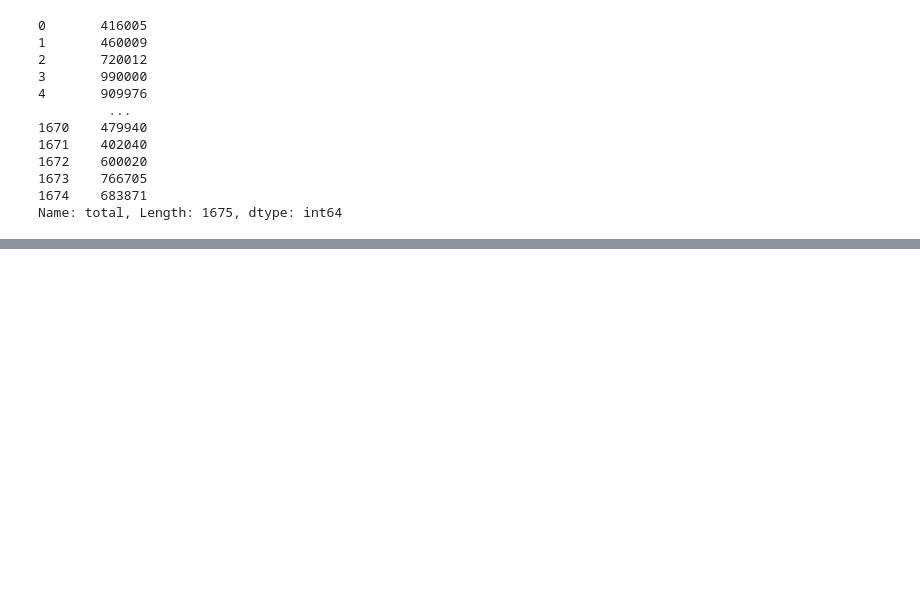
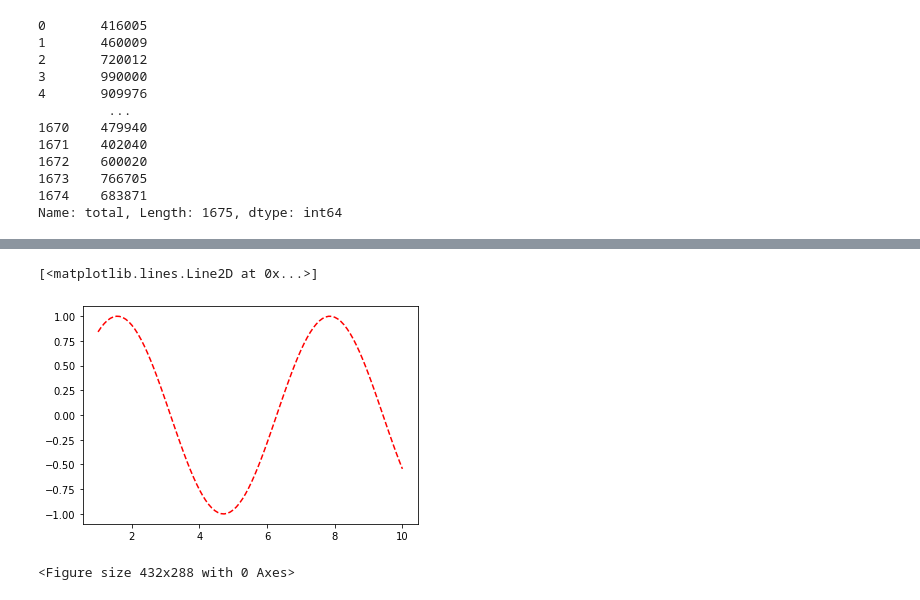
Before and after one commit to TharllesHCS/DATASCIENCE-Python, a Jupyter notebook: DataScience_ML_Pandas.ipynb, the cells around one changed output, grey strips where cells are left out. Saved outputs shown, nothing was run; the diff lists cells and outputs as text; code cells hidden in the pictures; blank space fills up the shorter version.

Commit message:
Aqui todo conteuudo voltado ao uso de pandas e visualização de dados com matplot

```diff
--- a/DataScience_ML_Pandas.ipynb
+++ b/DataScience_ML_Pandas.ipynb
@@ -254,0 +726,22 @@ Name: total, Length: 1675, dtype: int64
+# %%
+"""
+
+Nesse ponto, será estudado o uso do MatPlotLib, que traz aplicações e funções do
+matlab no Python, usando o Pandas
+Pra imprimir valores na linha de excecução, adiciona-se %matplotlib inline
+
+"""
+import matplotlib.pyplot as plt
+import numpy as np
+import pandas as pd
+
+x = np.linspace(1,10,100)
+plt.plot(x, np.sin(x),'r--') #r-- cor vermela -- tipo de tracejado
+# %% [output]
+[<matplotlib.lines.Line2D at 0x...>]
+[figure, added]
+# %%
+fig = plt.figure()
+fig.savefig('sin.png')
+# %% [output]
+<Figure size 432x288 with 0 Axes>
```
Also changed, not shown: parts of 57 cells of this notebook.
